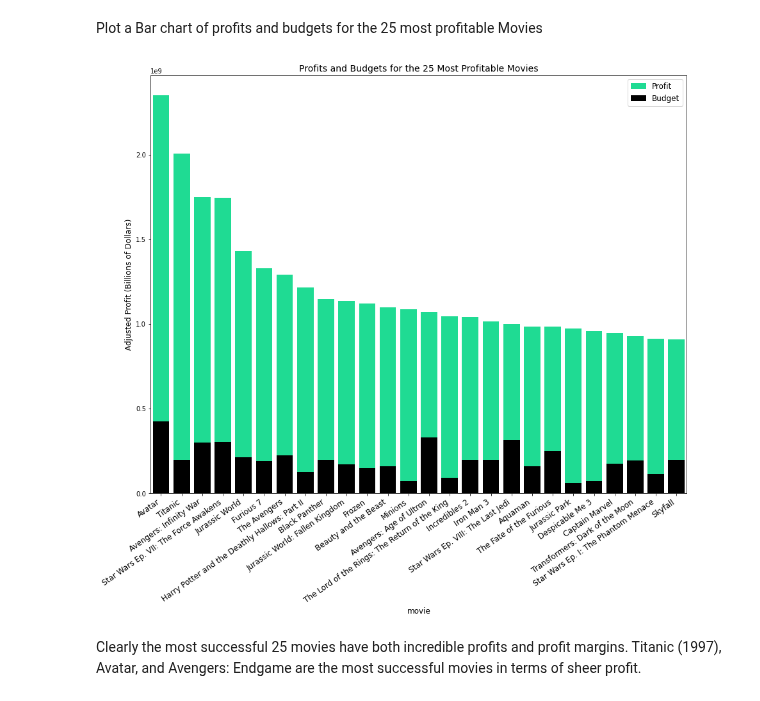
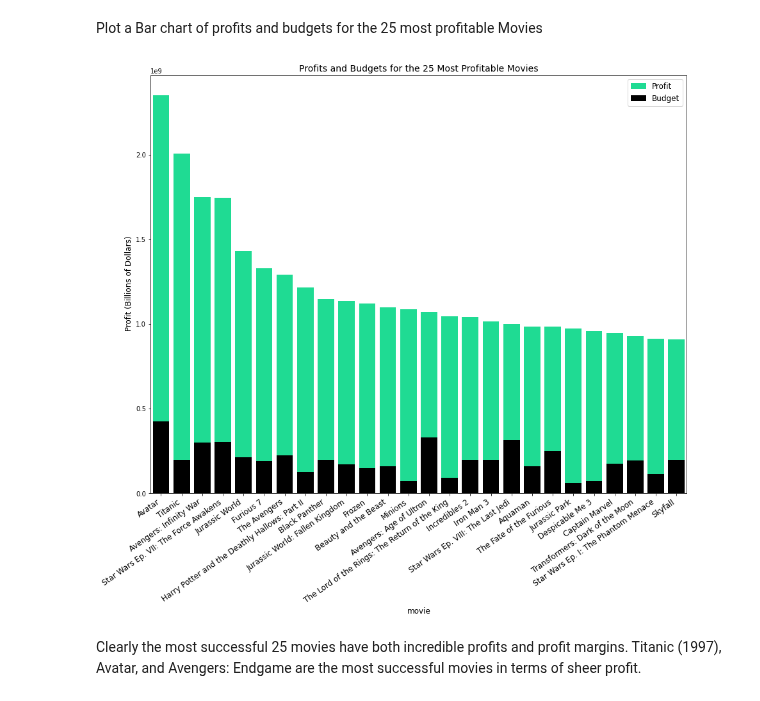
Before and after one commit to laaria-chris/Microsoft-Studios-EDA, a Jupyter notebook: student.ipynb, the cells around one changed output. Cells and saved outputs as stored; diff of their text form; code cells hidden in the pictures.

```diff
--- a/student.ipynb
+++ b/student.ipynb
@@ -204,17 +180,17 @@ Plot a Bar chart of profits and budgets for the 25 most profitable Movies
 # %%
 plt.figure(figsize=(15,12))
 sns.barplot(x=profitable_ranked_df.loc[0:25, 'movie'],y=profitable_ranked_df.loc[0:25, 'profit'],
             color='mediumspringgreen', label='Profit', ci=None)
 sns.barplot(x=profitable_ranked_df.loc[0:25, 'movie'],y=profitable_ranked_df.loc[0:25, 'production_budget'],
             color='black', label='Budget', ci=None)
 plt.xlabel('movie', fontsize=12)
 plt.title("Profits and Budgets for the 25 Most Profitable Movies", fontsize=14)
-plt.ylabel('Adjusted Profit (Billions of Dollars)', fontsize=12)
+plt.ylabel(' Profit (Billions of Dollars)', fontsize=12)
 plt.xticks(rotation=35, horizontalalignment='right', fontsize=12)
 plt.legend(fontsize=12)
 plt.savefig('ProfitBudgetTop25');
 # %% [output]
-[figure, old version]
+[figure, new version]
 # %% [markdown]
 Clearly the most successful 25 movies have both incredible profits and profit margins. Titanic (1997), Avatar, and Avengers: Endgame are the most successful movies in terms of sheer profit.
 # %%
```
Also changed, not shown: parts of 39 cells of this notebook.
